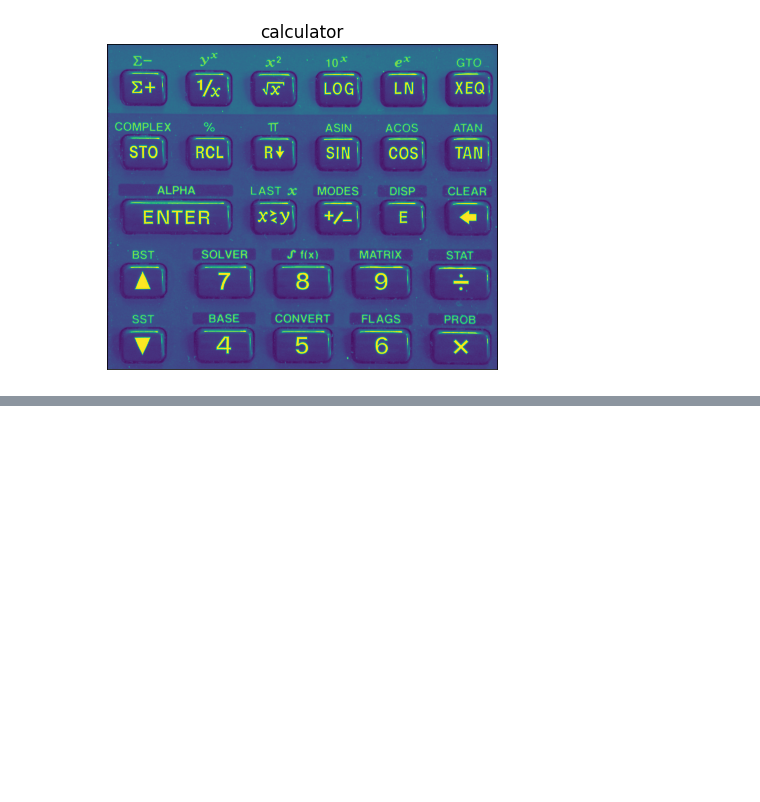
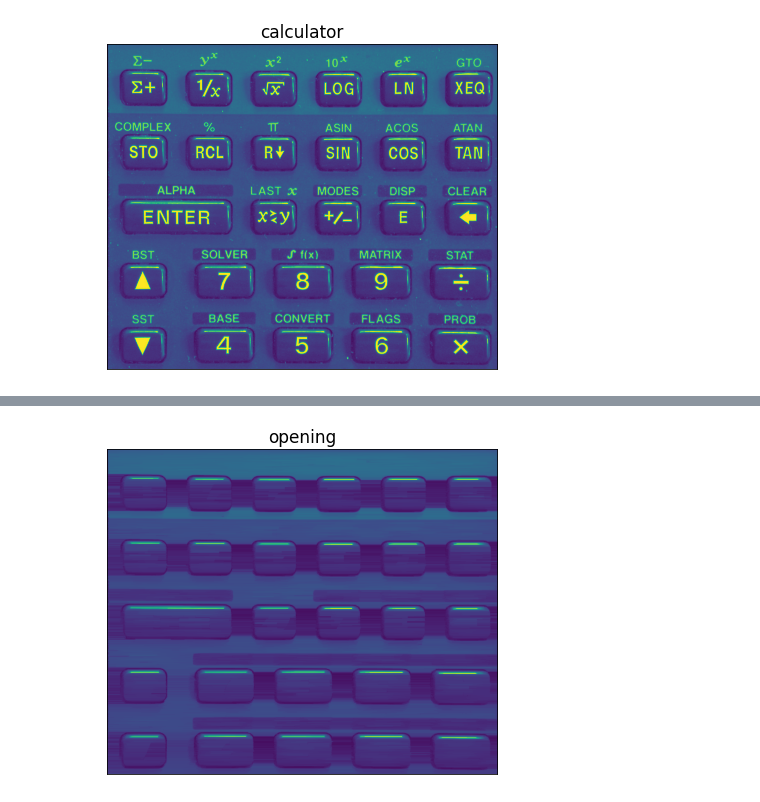
Before and after one commit to sy1wi4/WDCPO-2021, a Jupyter notebook: 08_morphology.ipynb, the cells around one changed output, grey strips where cells are left out. Drawn from its saved outputs; the diff is of its cells as text; code cells hidden in the pictures; blank space fills up the shorter version.

```diff
--- a/08_morphology.ipynb
+++ b/08_morphology.ipynb
@@ -405,0 +425,7 @@ show_image(calculator, "calculator")
+# %%
+# classing opening -> for comparison only
+
+opening = cv2.morphologyEx(calculator, cv2.MORPH_OPEN, np.ones((1,71), dtype=np.uint8))
+show_image(opening, "opening")
+# %% [output]
+[figure, added]
```
Also changed, not shown: parts of 9 cells of this notebook.
